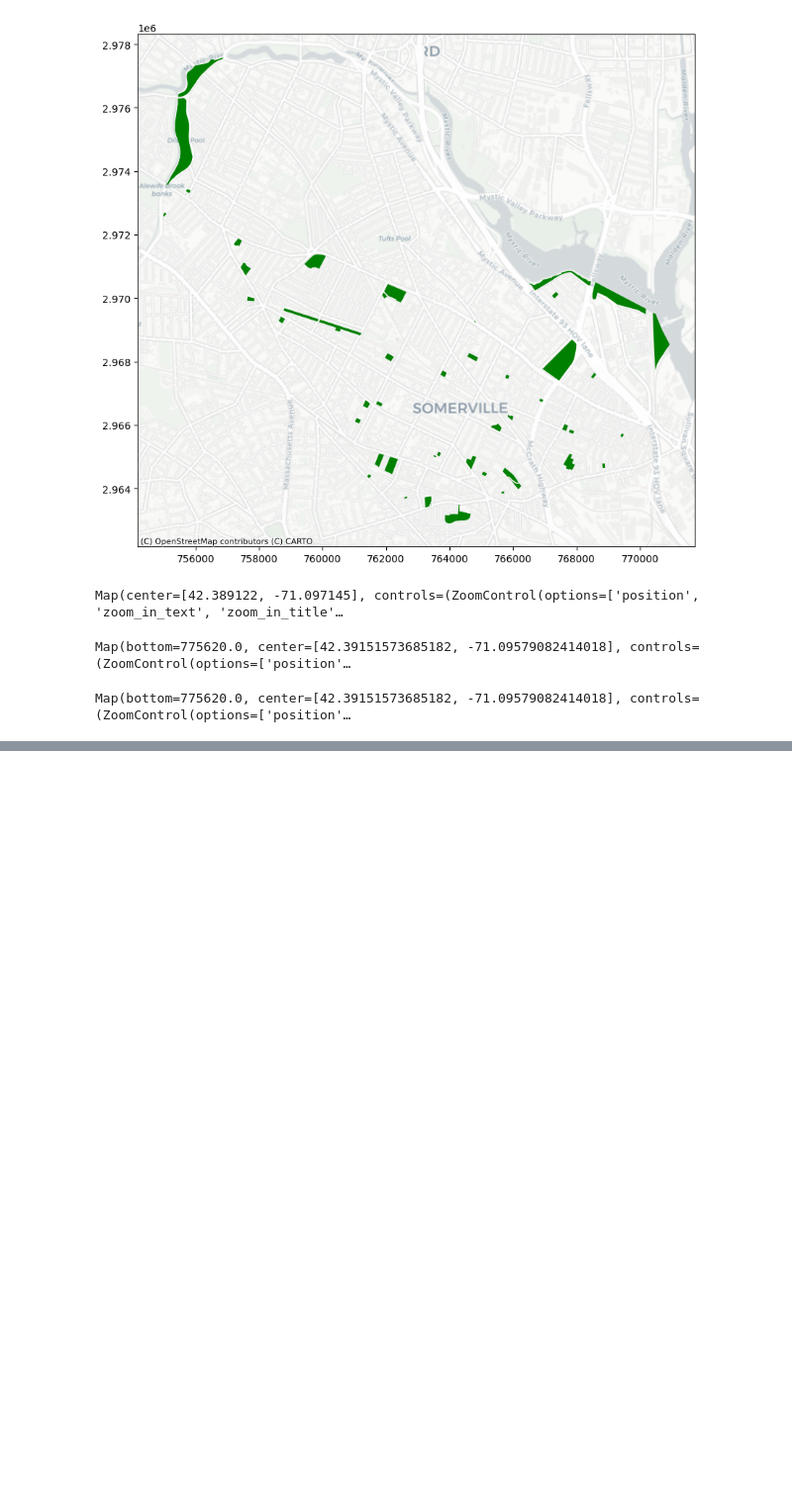
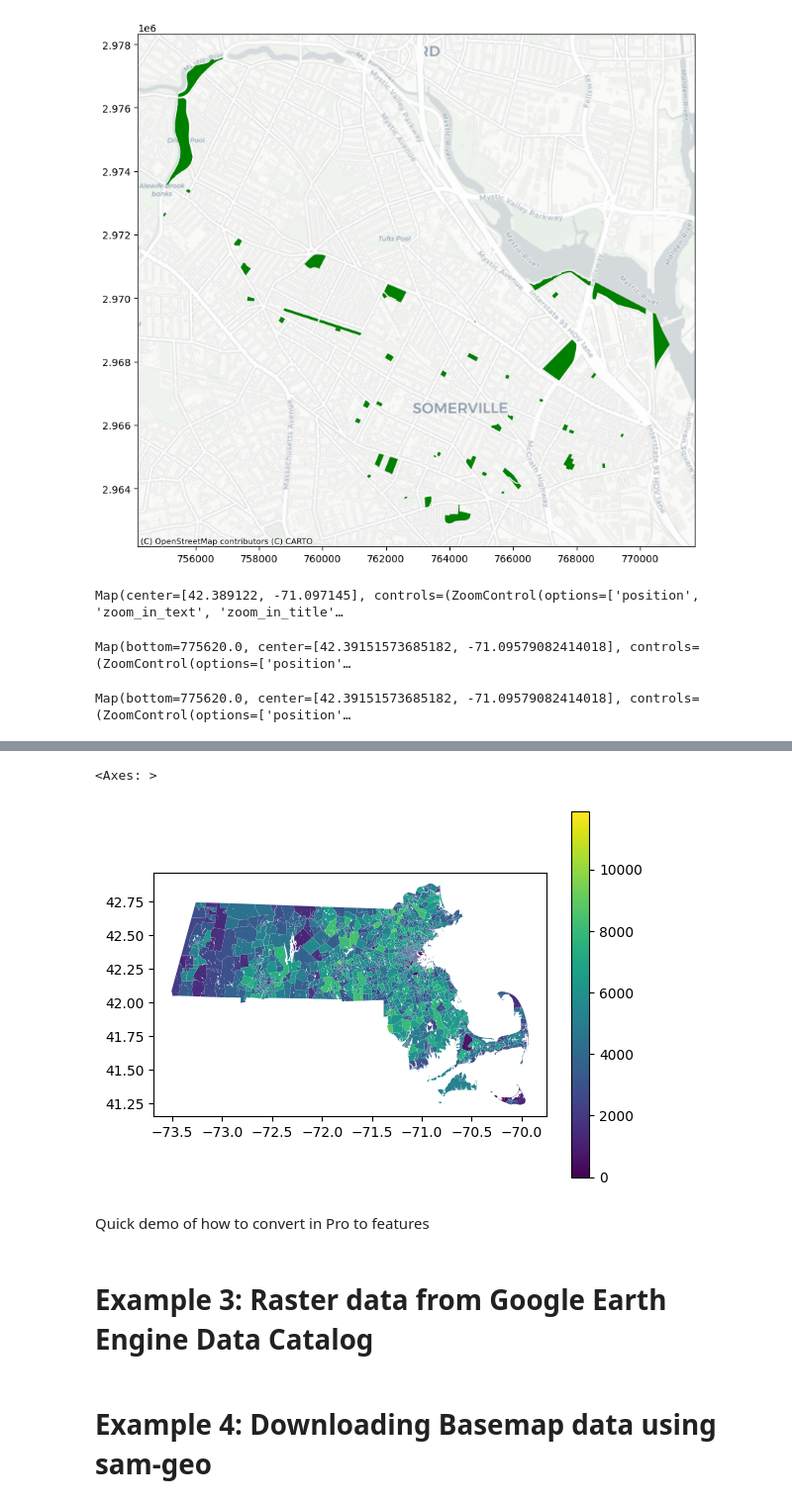
Before and after one commit to chad-fisher/SpatialDataScienceSandbox, a Jupyter notebook: Geoprocessing.ipynb, the cells around one changed output, grey strips where cells are left out. Shown at 99% size. Saved outputs shown, nothing was run; the diff lists cells and outputs as text; code cells hidden in the pictures; blank space fills up the shorter version.

```diff
--- a/Geoprocessing.ipynb
+++ b/Geoprocessing.ipynb
@@ -252,0 +316,3 @@ Map(bottom=775620.0, center=[42.39151573685182, -71.09579082414018], controls=(Z
+# %%
+MA_2022=pd.DataFrame(MA_census)
+MA_2022.rename(columns={'B01001_001E': 'Total_population', 'B01001_003E': '??'}, inplace=True)
@@ -252,0 +335,4 @@ Map(bottom=775620.0, center=[42.39151573685182, -71.09579082414018], controls=(Z
+# %%
+# Get census geography data
+from pygris import tracts
+MA_tracts=tracts(cb=True,year=2022,cache=True,state='MA')
@@ -252,0 +341,3 @@ Map(bottom=775620.0, center=[42.39151573685182, -71.09579082414018], controls=(Z
+# %%
+# Remove water
+MA_tracts=pygris.utils.erase_water(MA_tracts)
@@ -252,0 +360,8 @@ Map(bottom=775620.0, center=[42.39151573685182, -71.09579082414018], controls=(Z
+# %%
+# Join data to geography
+MA_tracts_2022=MA_tracts.merge(MA_2022,left_on='AFFGEOID',right_on='GEO_ID')
+# %%
+MA_tracts_2022.plot(column='Total_population', legend=True)
+# %% [output]
+<Axes: >
+[figure, added]
@@ -252,0 +370,6 @@ Map(bottom=775620.0, center=[42.39151573685182, -71.09579082414018], controls=(Z
+# %% [markdown]
+Quick demo of how to convert in Pro to features
+# %% [markdown]
+# Example 3: Raster data from Google Earth Engine Data Catalog
+# %% [markdown]
+# Example 4: Downloading Basemap data using sam-geo
```
Also changed, not shown: parts of 18 cells of this notebook.
